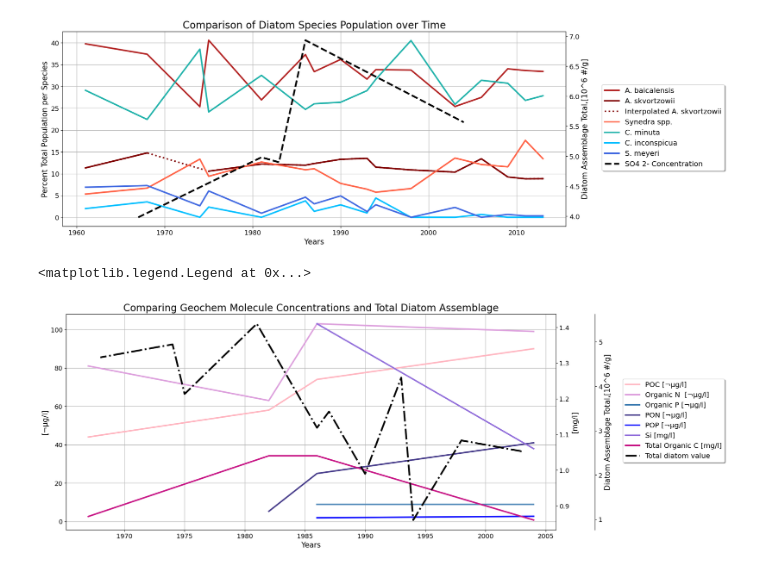
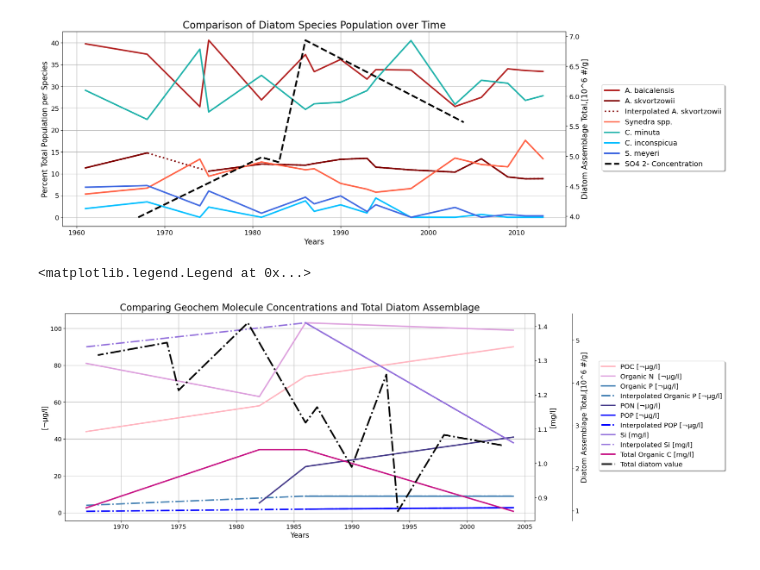
Before and after one commit to abeitz26/Beitz.A_FinalProject, a Jupyter notebook: final_graph1.ipynb, the cells around one changed output. Saved outputs shown, nothing was run; the diff lists cells and outputs as text; code cells hidden in the pictures.

Commit message:
added interpolation

```diff
--- a/final_graph1.ipynb
+++ b/final_graph1.ipynb
@@ -165,6 +162,34 @@ dia_df['as_interp'] = func(dia_df['Age [a AD/CE]'])
 display(dia_df)
 dia_interp_short = dia_df.loc[dia_df["Age [a AD/CE]"] > 1960]
 dia_as_interp = dia_interp_short['as_interp']
+
+#Interpolating missing values for organic phosphorous
+porg_inds = np.where(geochem_df['P org [¬µg/l] (in unfiltered water)'].notnull())
+x = geochem_df.loc[porg_inds, 'Date/Time']
+y = geochem_df.loc[porg_inds, 'P org [¬µg/l] (in unfiltered water)']
+func = interpolate.interp1d(x, y, kind='linear', fill_value = 'extrapolate')
+#adding new interpolated values as a column
+geochem_df['porg_interp'] = func(geochem_df['Date/Time'])
+porg_interp = geochem_df['porg_interp']
+
+#Interpolating missing values for particulte organic phosphorous
+pop_inds = np.where(geochem_df['POP [¬µg/l] (in suspended matter)'].notnull())
+x = geochem_df.loc[pop_inds, 'Date/Time']
+y = geochem_df.loc[pop_inds, 'POP [¬µg/l] (in suspended matter)']
+func = interpolate.interp1d(x, y, kind='linear', fill_value = 'extrapolate')
+#adding new interpolated values as a column
+geochem_df['pop_interp'] = func(geochem_df['Date/Time'])
+pop_interp = geochem_df['pop_interp']
+
+#Interpolating missing values for si
+si_inds = np.where(geochem_df['Si [mg/l] (Si-SiO2)'].notnull())
+x = geochem_df.loc[si_inds, 'Date/Time']
+y = geochem_df.loc[si_inds, 'Si [mg/l] (Si-SiO2)']
+func = interpolate.interp1d(x, y, kind='linear', fill_value = 'extrapolate')
+#adding new interpolated values as a column
+geochem_df['si_interp'] = func(geochem_df['Date/Time'])
+display(geochem_df)
+si_interp = geochem_df['si_interp']
 # %% [output]
 |  | Depth sed [m] | Age [ka BP] | Age [a AD/CE] | A. baicalensis [%] | A. skvortzowii [%] | Synedra spp. [%] | ... |
 | 0 | 0.0010 | -0.063 | 2013 | 33.44 | 8.85 | 13.44 | ... |
@@ -259,32 +290,36 @@ ax3 = ax.twinx()
 ax3.spines.right.set_position(("axes", 1.08))
 
 ax2.plot(geochem_dates, geochem_si, c='mediumpurple', linestyle='-', linewidth=3, marker=None, label= 'Si [mg/l]')
+ax2.plot(geochem_dates, si_interp, c='mediumpurple', linestyle='-.', linewidth=3, marker=None, label= 'Interpolated Si [mg/l]')
 ax2.plot(geochem_dates, geochem_toc, c='mediumvioletred', linestyle='-', linewidth=3, marker=None, label= 'Total Organic C [mg/l]')
 
 ax.plot(geochem_dates, geochem_poc, c='lightpink', linestyle='-', linewidth=3, marker=None, label= 'POC [¬µg/l]')
 ax.plot(geochem_dates, geochem_norg, c='plum', linestyle='-', linewidth=3, marker=None, label= 'Organic N  [¬µg/l]')
 ax.plot(geochem_dates, geochem_p, c='steelblue', linestyle='-', linewidth=3, marker=None, label= 'Organic P [¬µg/l]')
+ax.plot(geochem_dates, porg_interp, c='steelblue', linestyle='-.', linewidth=3, marker=None, label= 'Interpolated Organic P [¬µg/l]')
 ax.plot(geochem_dates, geochem_pon, c='darkslateblue', linestyle='-', linewidth=3, marker=None, label= 'PON [¬µg/l]')
 ax.plot(geochem_dates, geochem_pop, c='blue', linestyle='-', linewidth=3, marker=None, label= 'POP [¬µg/l]')
+ax.plot(geochem_dates, pop_interp, c='blue', linestyle='-.', linewidth=3, marker=None, label= 'Interpolated POP [¬µg/l]')
+
 
 ax3.plot(dia_dates_geo, dia_geo, c='k', linestyle='-.', linewidth=3.5, marker=None, label= 'Total diatom value')
 
 ax.grid()
 
 #managing settings for axes
 ax.set_title('Comparing Geochem Molecule Concentrations and Total Diatom Assemblage', fontsize=20)
 ax.set_xlabel('Years', fontsize=15)
 ax2.set_ylabel('[mg/l]', fontsize=15)
 ax3.set_ylabel('Diatom Assemblage Total,[10^6 #/g]', fontsize=15)
 ax.set_ylabel('[¬µg/l]', fontsize=15)
 #used this website to change axis tick labels fontsize: https://stackoverflow.com/questions/63723514/userwarning-fixedformatter-should-only-be-used-together-with-fixedlocator
 ax.tick_params(axis='x', labelsize = 13)
 ax.tick_params(axis='y', labelsize = 13)
 ax2.tick_params(axis='y', labelsize = 13)
 ax3.tick_params(axis='y', labelsize = 13)
 
 #found resource for moving legend outside of graph here: https://stackoverflow.com/questions/4700614/how-to-put-the-legend-outside-the-plot
 fig.legend(loc='center left', bbox_to_anchor=(1, 0.5), shadow=True, fontsize='x-large')
 # %% [output]
 <matplotlib.legend.Legend at 0x...>
-[figure, old version]
+[figure, new version]
```
Also changed, not shown: parts of 3 cells of this notebook.
